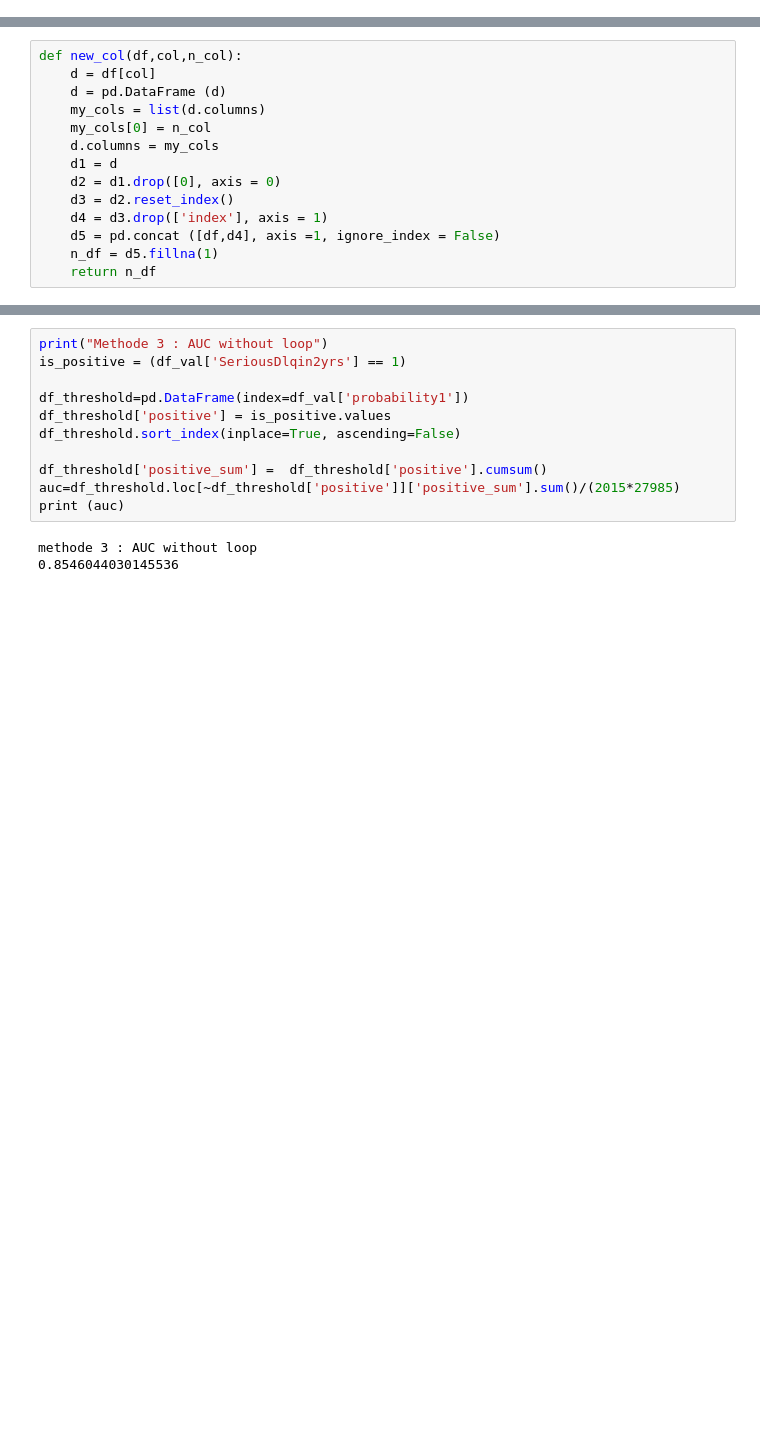
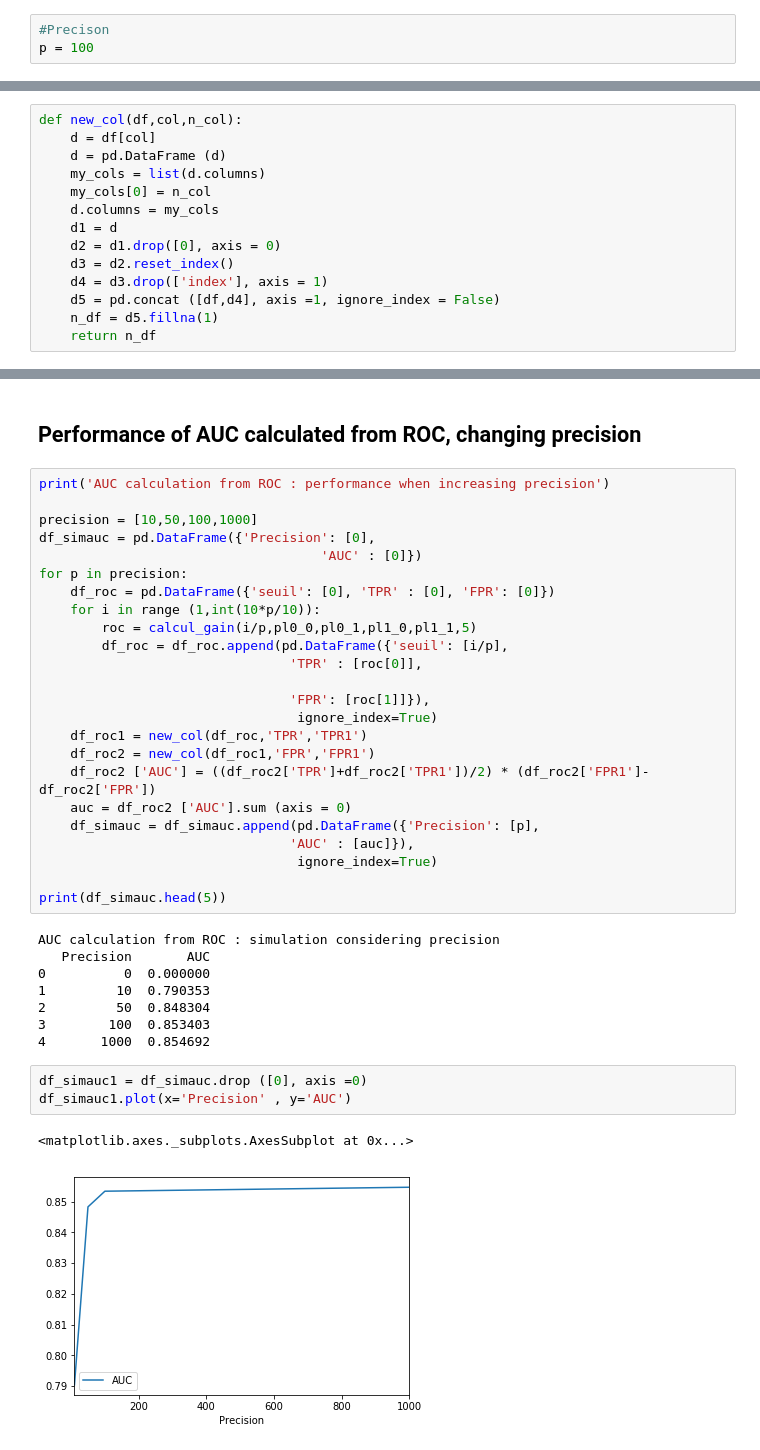
Before and after one commit to Arorazafin/GiveMeSomeCredit, a Jupyter notebook: 3.ConfusionMatrix-AUC_V4.ipynb, the cells around one changed output, grey strips where cells are left out. Drawn from its saved outputs; the diff is of its cells as text; blank space fills up the shorter version.

Commit message:
Performance of AUC from ROC curve, Comparison of AUC from different metrics to AUC from BigML

```diff
--- a/3.ConfusionMatrix-AUC_V4.ipynb
+++ b/3.ConfusionMatrix-AUC_V4.ipynb
@@ -78,3 +35,6 @@ def CalculError_seuil3 (SeriousDlqin2yrs,probability1,seuil):
+# %%
+#Precison
+p = 100
 # %%
 def CalculError_seuil4 (SeriousDlqin2yrs,df_seuil):
     if df_seuil:
@@ -319,17 +281,43 @@ AUC calculation from ROC curve
 3  0.003  0.023441  0.000496  0.054708  0.002481  0.000078
 4  0.004  0.054708  0.002481  0.095087  0.007940  0.000409
 AUC =  0.8546922824217689
-# %%
-print("Methode 3 : AUC without loop")
-is_positive = (df_val['SeriousDlqin2yrs'] == 1)
-
-df_threshold=pd.DataFrame(index=df_val['probability1'])
-df_threshold['positive'] = is_positive.values
-df_threshold.sort_index(inplace=True, ascending=False)
-
-df_threshold['positive_sum'] =  df_threshold['positive'].cumsum()
-auc=df_threshold.loc[~df_threshold['positive']]['positive_sum'].sum()/(2015*27985)
-print (auc)
-# %% [output]
-methode 3 : AUC without loop
-0.8546044030145536
+# %% [markdown]
+## Performance of AUC calculated from ROC, changing precision
+# %%
+print('AUC calculation from ROC : performance when increasing precision')
+
+precision = [10,50,100,1000]
+df_simauc = pd.DataFrame({'Precision': [0],
+                                    'AUC' : [0]})
+for p in precision:
+    df_roc = pd.DataFrame({'seuil': [0], 'TPR' : [0], 'FPR': [0]})
+    for i in range (1,int(10*p/10)):
+        roc = calcul_gain(i/p,pl0_0,pl0_1,pl1_0,pl1_1,5)
+        df_roc = df_roc.append(pd.DataFrame({'seuil': [i/p],
+                                'TPR' : [roc[0]],
+
+                                'FPR': [roc[1]]}),
+                                 ignore_index=True)
+    df_roc1 = new_col(df_roc,'TPR','TPR1')
+    df_roc2 = new_col(df_roc1,'FPR','FPR1')
+    df_roc2 ['AUC'] = ((df_roc2['TPR']+df_roc2['TPR1'])/2) * (df_roc2['FPR1']-df_roc2['FPR'])
+    auc = df_roc2 ['AUC'].sum (axis = 0)
+    df_simauc = df_simauc.append(pd.DataFrame({'Precision': [p],
+                                'AUC' : [auc]}),
+                                 ignore_index=True)
+
+print(df_simauc.head(5))
+# %% [output]
+AUC calculation from ROC : simulation considering precision
+   Precision       AUC
+0          0  0.000000
+1         10  0.790353
+2         50  0.848304
+3        100  0.853403
+4       1000  0.854692
+# %%
+df_simauc1 = df_simauc.drop ([0], axis =0)
+df_simauc1.plot(x='Precision' , y='AUC')
+# %% [output]
+<matplotlib.axes._subplots.AxesSubplot at 0x...>
+[figure, added]
```
Also changed, not shown: parts of 17 cells of this notebook.
